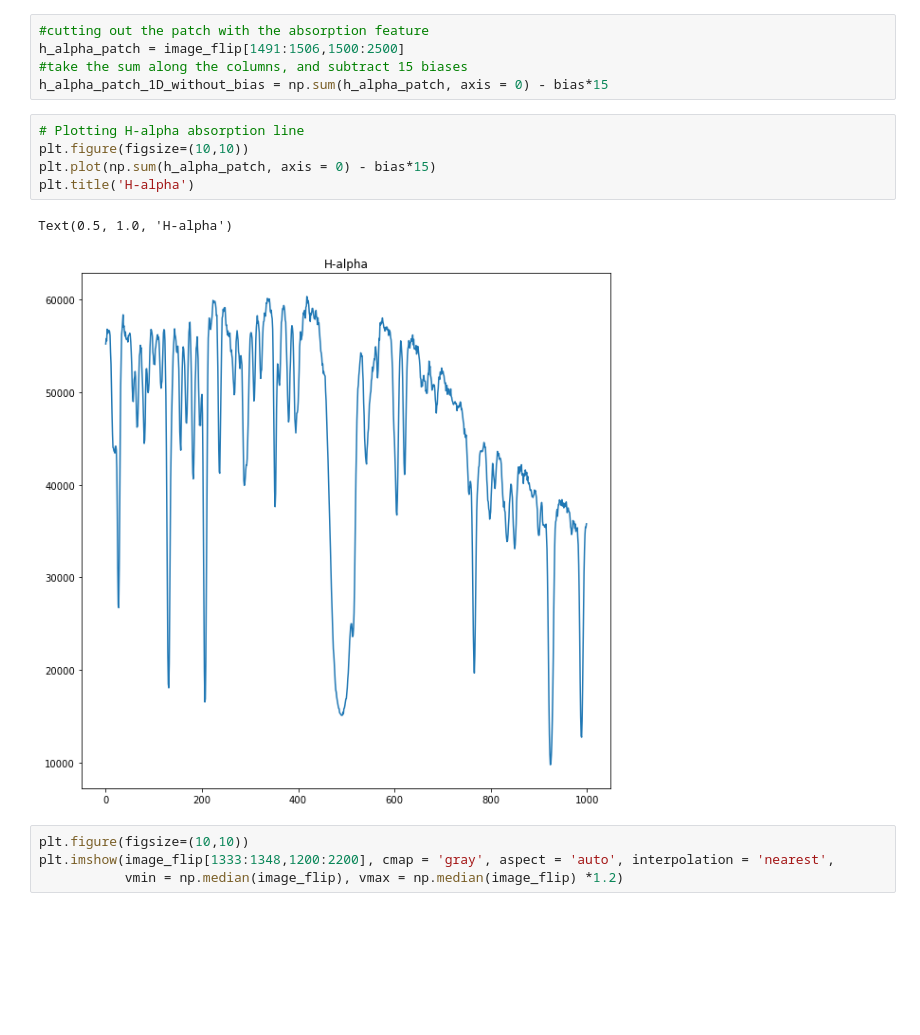
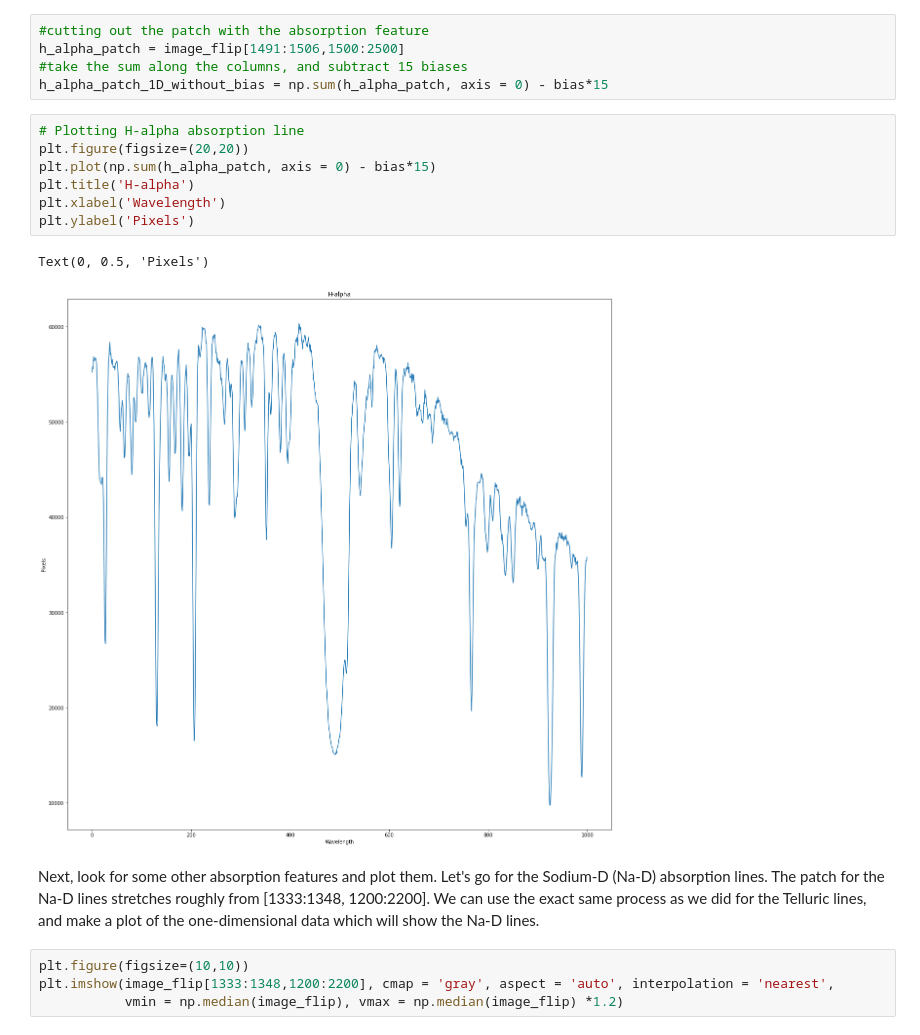
Before and after one commit to howardisaacson/APF-BL-DAP, a Jupyter notebook: Malik/NormalizedTutorial.ipynb, the cells around one changed output. Drawn from its saved outputs; the diff is of its cells as text; blank space fills up the shorter version.

```diff
--- a/Malik/NormalizedTutorial.ipynb
+++ b/Malik/NormalizedTutorial.ipynb
@@ -264,12 +331,16 @@ h_alpha_patch = image_flip[1491:1506,1500:2500]
 h_alpha_patch_1D_without_bias = np.sum(h_alpha_patch, axis = 0) - bias*15
 # %%
 # Plotting H-alpha absorption line
-plt.figure(figsize=(10,10))
+plt.figure(figsize=(20,20))
 plt.plot(np.sum(h_alpha_patch, axis = 0) - bias*15)
 plt.title('H-alpha')
+plt.xlabel('Wavelength')
+plt.ylabel('Pixels')
 # %% [output]
-Text(0.5, 1.0, 'H-alpha')
+Text(0, 0.5, 'Pixels')
-[figure, old version]
+[figure, new version]
+# %% [markdown]
+Next, look for some other absorption features and plot them. Let's go for the Sodium-D (Na-D) absorption lines. The patch for the Na-D lines stretches roughly from [1333:1348, 1200:2200]. We can use the exact same process as we did for the Telluric lines, and make a plot of the one-dimensional data which will show the Na-D lines.
 # %%
 plt.figure(figsize=(10,10))
 plt.imshow(image_flip[1333:1348,1200:2200], cmap = 'gray', aspect = 'auto', interpolation = 'nearest',
```
Also changed, not shown: parts of 37 cells of this notebook.
